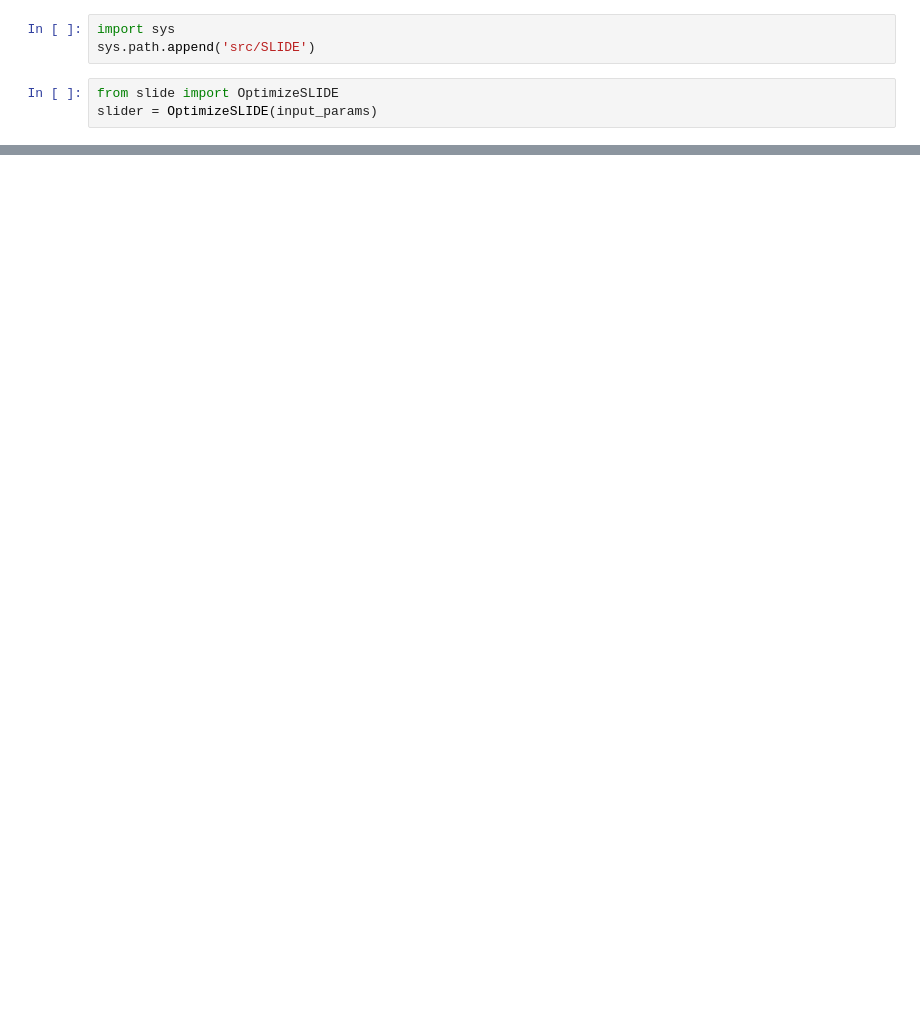
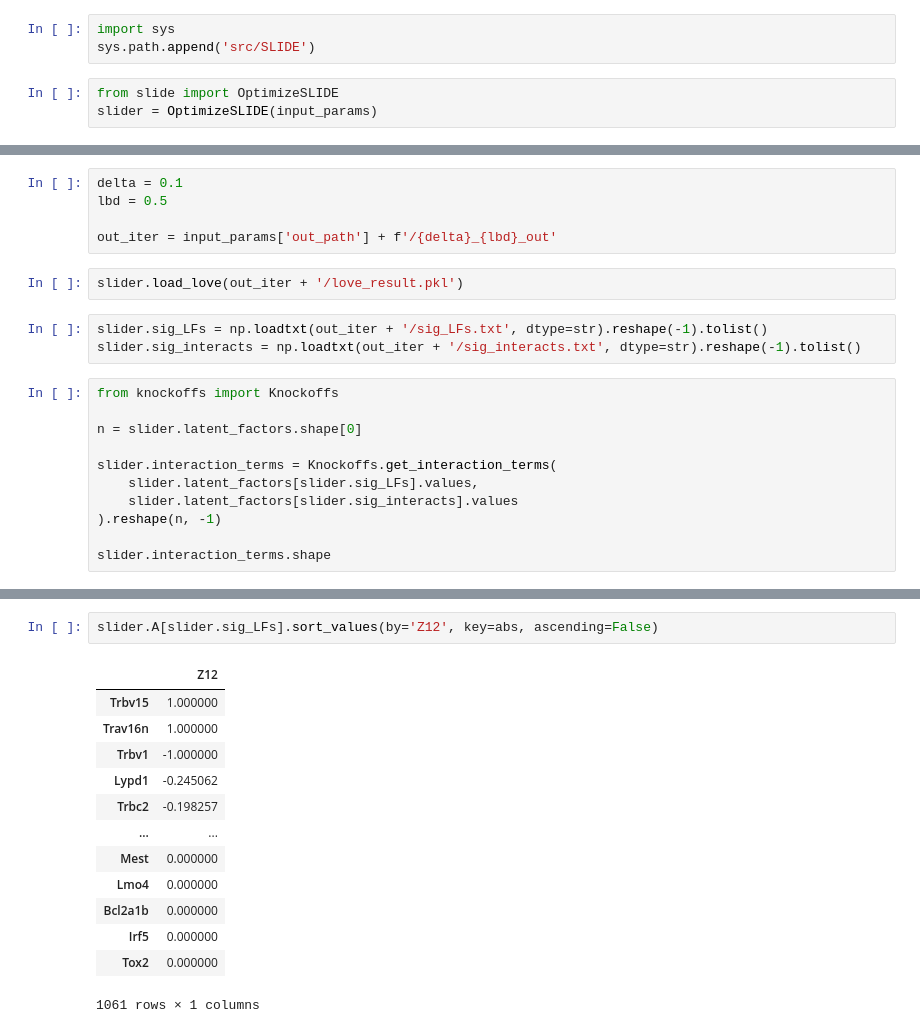
Before and after one commit to akanksha-sachan/SLIDE_py, a Jupyter notebook: example.ipynb, the cells around one changed output, grey strips where cells are left out. Drawn from its saved outputs; the diff is of its cells as text; blank space fills up the shorter version.

```diff
--- a/example.ipynb
+++ b/example.ipynb
@@ -92,0 +112,21 @@ ValueError: max() arg is an empty sequence
+# %%
+delta = 0.1
+lbd = 0.5
+
+out_iter = input_params['out_path'] + f'/{delta}_{lbd}_out'
+# %%
+slider.load_love(out_iter + '/love_result.pkl')
+# %%
+slider.sig_LFs = np.loadtxt(out_iter + '/sig_LFs.txt', dtype=str).reshape(-1).tolist()
+slider.sig_interacts = np.loadtxt(out_iter + '/sig_interacts.txt', dtype=str).reshape(-1).tolist()
+# %%
+from knockoffs import Knockoffs
+
+n = slider.latent_factors.shape[0]
+
+slider.interaction_terms = Knockoffs.get_interaction_terms(
+    slider.latent_factors[slider.sig_LFs].values,
+    slider.latent_factors[slider.sig_interacts].values
+).reshape(n, -1)
+
+slider.interaction_terms.shape
@@ -92,0 +153,16 @@ ValueError: max() arg is an empty sequence
+# %%
+slider.A[slider.sig_LFs].sort_values(by='Z12', key=abs, ascending=False)
+# %% [output]
+|  | Z12 |
+| Trbv15 | 1.000000 |
+| Trav16n | 1.000000 |
+| Trbv1 | -1.000000 |
+| Lypd1 | -0.245062 |
+| Trbc2 | -0.198257 |
+| ... | ... |
+| Mest | 0.000000 |
+| Lmo4 | 0.000000 |
+| Bcl2a1b | 0.000000 |
+| Irf5 | 0.000000 |
+| Tox2 | 0.000000 |
+1061 rows × 1 columns
```
Also changed, not shown: parts of 13 cells of this notebook, 29 other files.
